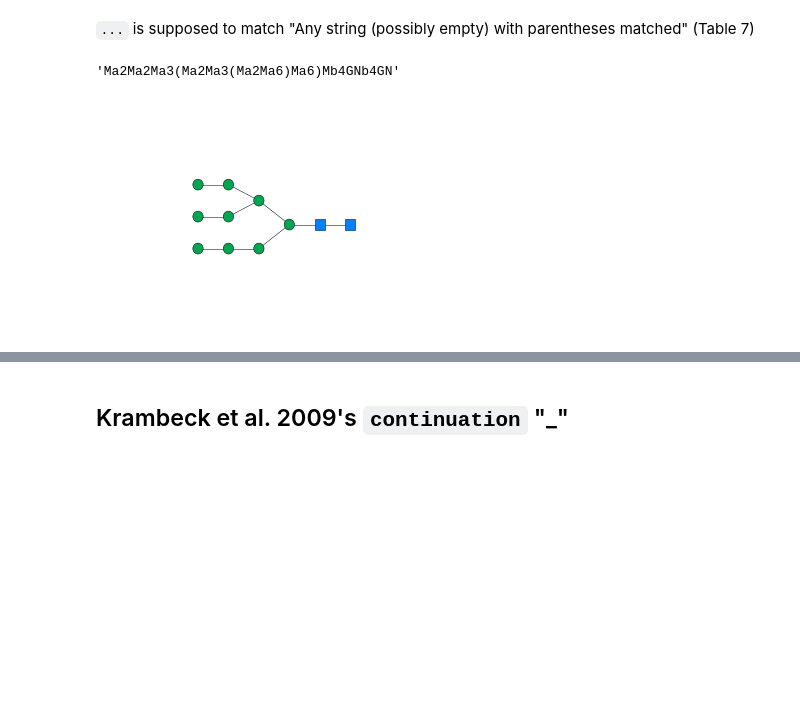
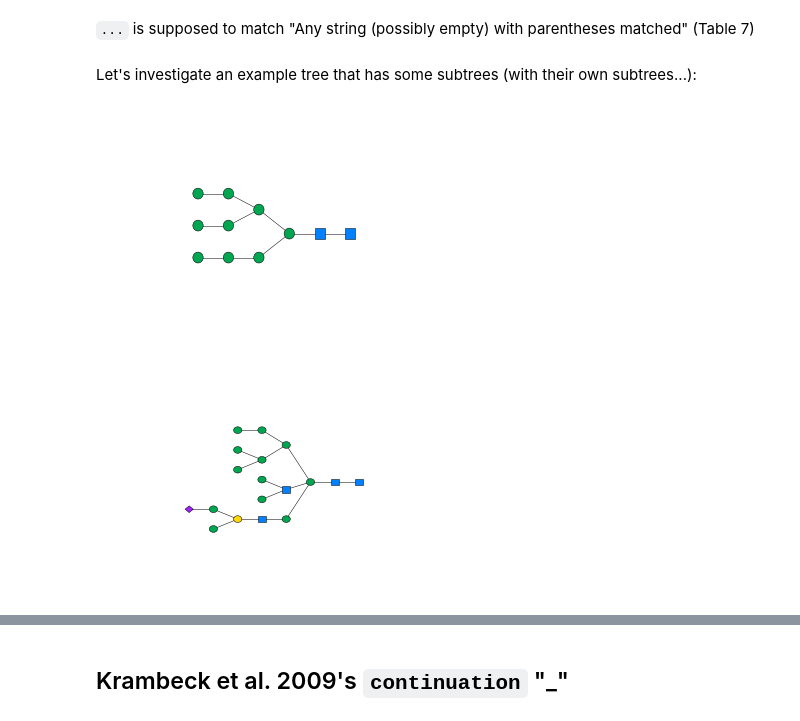
Before and after one commit to emeinhardt/gregex, a Jupyter notebook: gregex-dev.ipynb, the cells around one changed output, grey strips where cells are left out. Drawn from its saved outputs; the diff is of its cells as text; code cells hidden in the pictures; blank space fills up the shorter version.

Commit message:
Added more sophisticated example to investigate and function for analyzing wildcard matches

```diff
--- a/gregex-dev.ipynb
+++ b/gregex-dev.ipynb
@@ -861,11 +866,16 @@ def get_ligand_matches(linear_code_expression, asGenerator=False):
                 for subseq in subsequences)
     else:
         return tuple(filter(is_ligand_match, subsequences))
-# %%
-LCEs[0]
-parsePlot(LCEs[0])
-# %% [output]
-'Ma2Ma2Ma3(Ma2Ma3(Ma2Ma6)Ma6)Mb4GNb4GN'
-[figure, removed]
+# %% [markdown]
+Let's investigate an example tree that has some subtrees (with their own subtrees...):
+# %%
+my_tree = LCEs[0]
+parsePlot(my_tree)
+
+my_tree = testTree
+parsePlot(my_tree)
+# %% [output]
+[figure, added]
+[figure, added]
 # %%
 my_ligand_matches, my_nonmatches = split(is_ligand_match,
```
Also changed, not shown: parts of 35 cells of this notebook.
